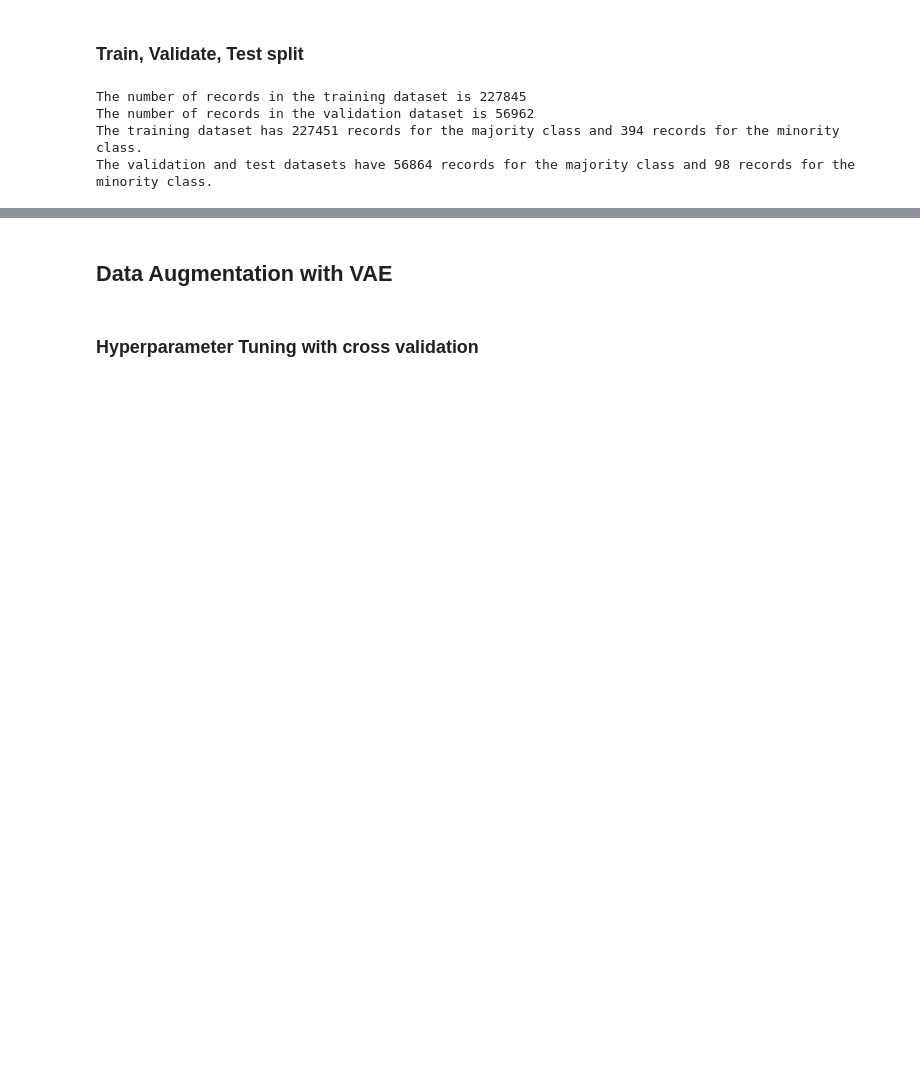
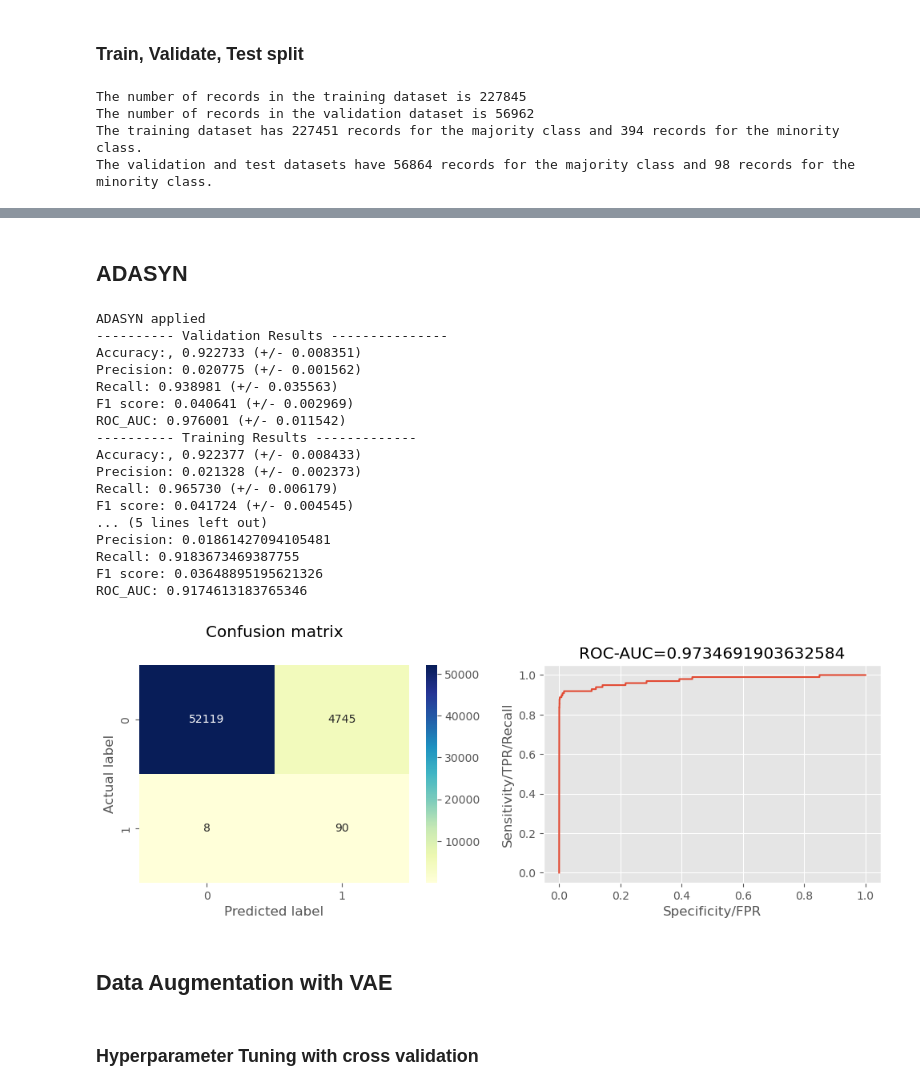
Before and after one commit to MariliaElia/credit-card-fraud-detection-ml-model, a Jupyter notebook: RF_model.ipynb, the cells around one changed output, grey strips where cells are left out. Cells and saved outputs as stored; diff of their text form; code cells hidden in the pictures; blank space fills up the shorter version.

```diff
--- a/RF_model.ipynb
+++ b/RF_model.ipynb
@@ -80,0 +107,14 @@ The validation and test datasets have 56864 records for the majority class and 9
+# %%
+adasyn = ADASYN(random_state=1)
+
+#transform the dataset
+X_train_adasyn, y_train_adasyn = adasyn.fit_resample(X_train, y_train)
+
+scaler = StandardScaler()
+
+X_train_adasyn = pd.DataFrame(scaler.fit_transform(X_train_adasyn[:]), index=X_train_adasyn.index)
+X_test_processed_adasyn = pd.DataFrame(scaler.transform(X_test[:]), index=X_test.index)
+
+counter = Counter(y_train_adasyn)
+print(counter)
+display(X_train_adasyn)
@@ -81,3 +197,32 @@ The validation and test datasets have 56864 records for the majority class and 9
+# %% [markdown]
+## ADASYN
+# %%
+rf = RandomForestClassifier()
+
+model_cv(X_train, y_train, rf, 'adasyn')
+
+rf.fit(X_train_adasyn, y_train_adasyn)
+
+evaluate_model(X_test_processed, y_test, rf)
+# %% [output]
+ADASYN applied
+---------- Validation Results ---------------
+Accuracy:, 0.922733 (+/- 0.008351)
+Precision: 0.020775 (+/- 0.001562)
+Recall: 0.938981 (+/- 0.035563)
+F1 score: 0.040641 (+/- 0.002969)
+ROC_AUC: 0.976001 (+/- 0.011542)
+---------- Training Results -------------
+Accuracy:, 0.922377 (+/- 0.008433)
+Precision: 0.021328 (+/- 0.002373)
+Recall: 0.965730 (+/- 0.006179)
+F1 score: 0.041724 (+/- 0.004545)
+... (5 lines left out)
+Precision: 0.01861427094105481
+Recall: 0.9183673469387755
+F1 score: 0.03648895195621326
+ROC_AUC: 0.9174613183765346
+[figure, added]
 # %% [markdown]
 ## Data Augmentation with VAE
 # %% [markdown]
```
Also changed, not shown: parts of 15 cells of this notebook, 3 other files.
